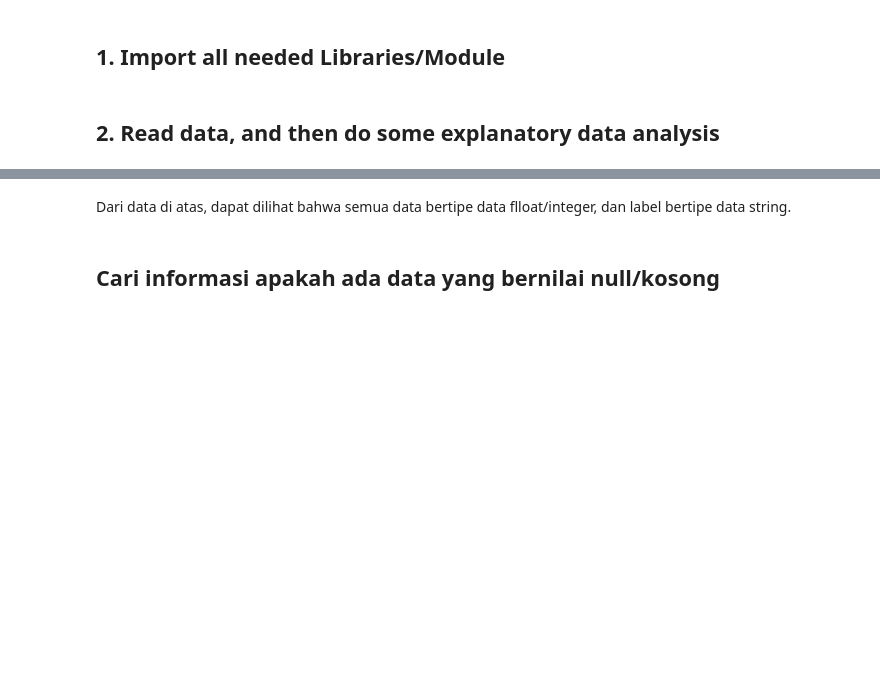
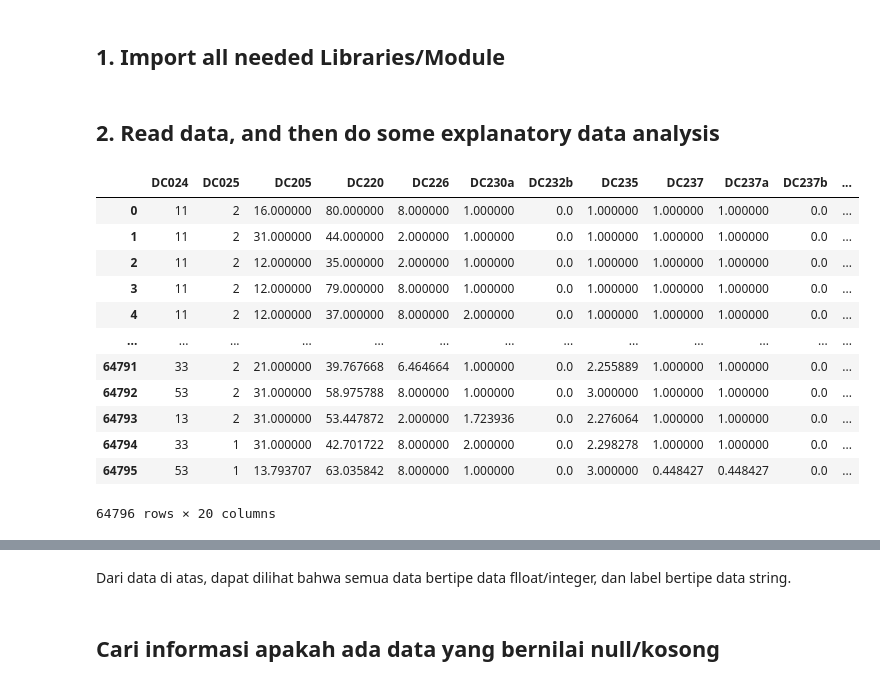
Before and after one commit to adrianuscharlie/DSC, a Jupyter notebook: notebook copy.ipynb, the cells around one changed output, grey strips where cells are left out. Saved outputs shown, nothing was run; the diff lists cells and outputs as text; code cells hidden in the pictures; blank space fills up the shorter version.

```diff
--- a/notebook copy.ipynb
+++ b/notebook copy.ipynb
@@ -8,8 +8,22 @@ import numpy
 # %% [markdown]
 ## 2. Read data, and then do some explanatory data analysis
 # %%
-data=pd.read_csv('./data/clean.csv',header=0,index_col=0)
+data=pd.read_csv('./data/clean_selected.csv',header=0,index_col=0)
 data
+# %% [output]
+|  | DC024 | DC025 | DC205 | DC220 | DC226 | DC230a | DC232b | DC235 | DC237 | DC237a | DC237b | ... |
+| 0 | 11 | 2 | 16.000000 | 80.000000 | 8.000000 | 1.000000 | 0.0 | 1.000000 | 1.000000 | 1.000000 | 0.0 | ... |
+| 1 | 11 | 2 | 31.000000 | 44.000000 | 2.000000 | 1.000000 | 0.0 | 1.000000 | 1.000000 | 1.000000 | 0.0 | ... |
+| 2 | 11 | 2 | 12.000000 | 35.000000 | 2.000000 | 1.000000 | 0.0 | 1.000000 | 1.000000 | 1.000000 | 0.0 | ... |
+| 3 | 11 | 2 | 12.000000 | 79.000000 | 8.000000 | 1.000000 | 0.0 | 1.000000 | 1.000000 | 1.000000 | 0.0 | ... |
+| 4 | 11 | 2 | 12.000000 | 37.000000 | 8.000000 | 2.000000 | 0.0 | 1.000000 | 1.000000 | 1.000000 | 0.0 | ... |
+| ... | ... | ... | ... | ... | ... | ... | ... | ... | ... | ... | ... | ... |
+| 64791 | 33 | 2 | 21.000000 | 39.767668 | 6.464664 | 1.000000 | 0.0 | 2.255889 | 1.000000 | 1.000000 | 0.0 | ... |
+| 64792 | 53 | 2 | 31.000000 | 58.975788 | 8.000000 | 1.000000 | 0.0 | 3.000000 | 1.000000 | 1.000000 | 0.0 | ... |
+| 64793 | 13 | 2 | 31.000000 | 53.447872 | 2.000000 | 1.723936 | 0.0 | 2.276064 | 1.000000 | 1.000000 | 0.0 | ... |
+| 64794 | 33 | 1 | 31.000000 | 42.701722 | 8.000000 | 2.000000 | 0.0 | 2.298278 | 1.000000 | 1.000000 | 0.0 | ... |
+| 64795 | 53 | 1 | 13.793707 | 63.035842 | 8.000000 | 1.000000 | 0.0 | 3.000000 | 0.448427 | 0.448427 | 0.0 | ... |
+64796 rows × 20 columns
 # %%
 # gather information about data attribute
 data.info()
```
Also changed, not shown: parts of 14 cells of this notebook, 27 other files.
